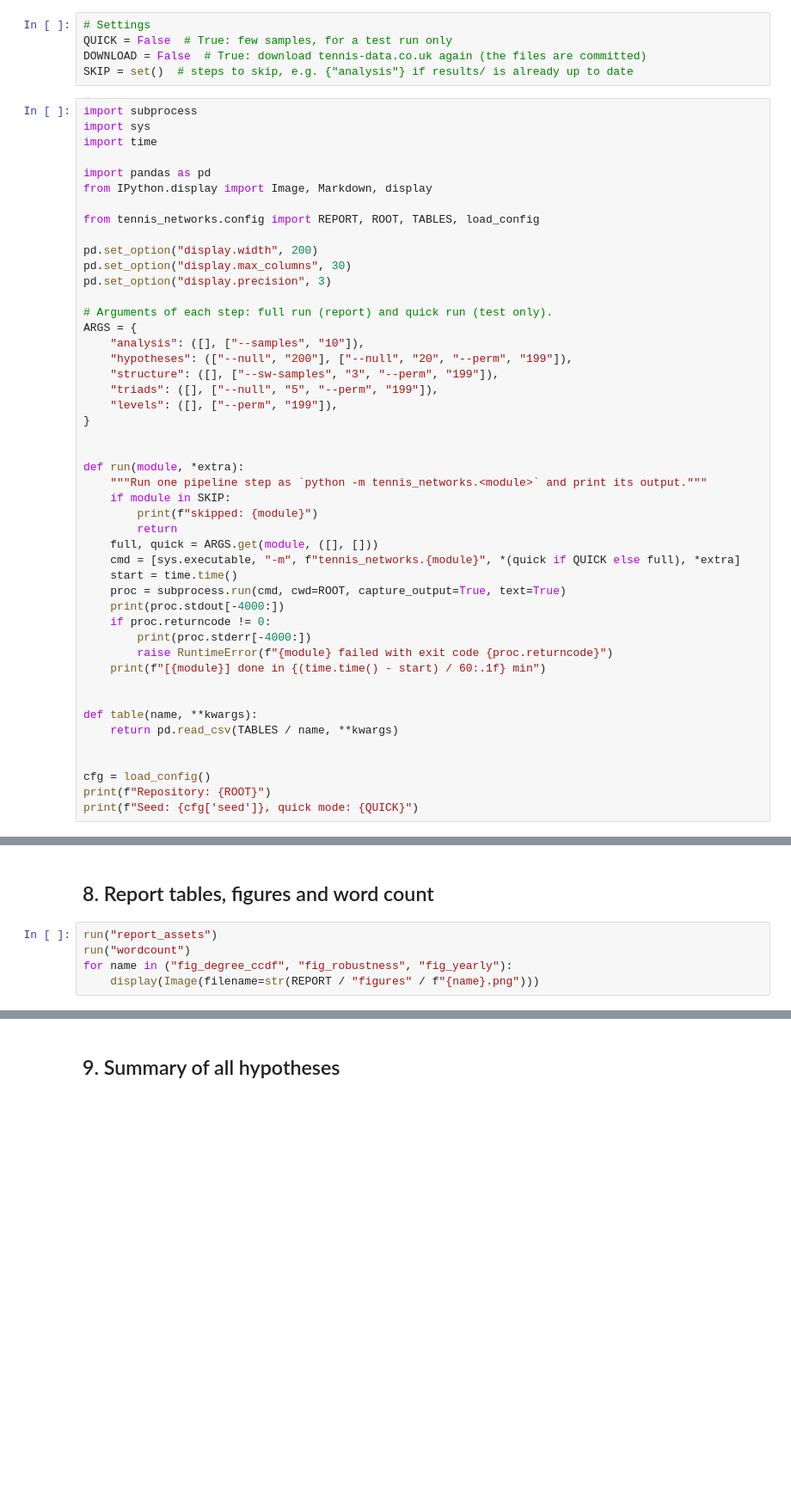
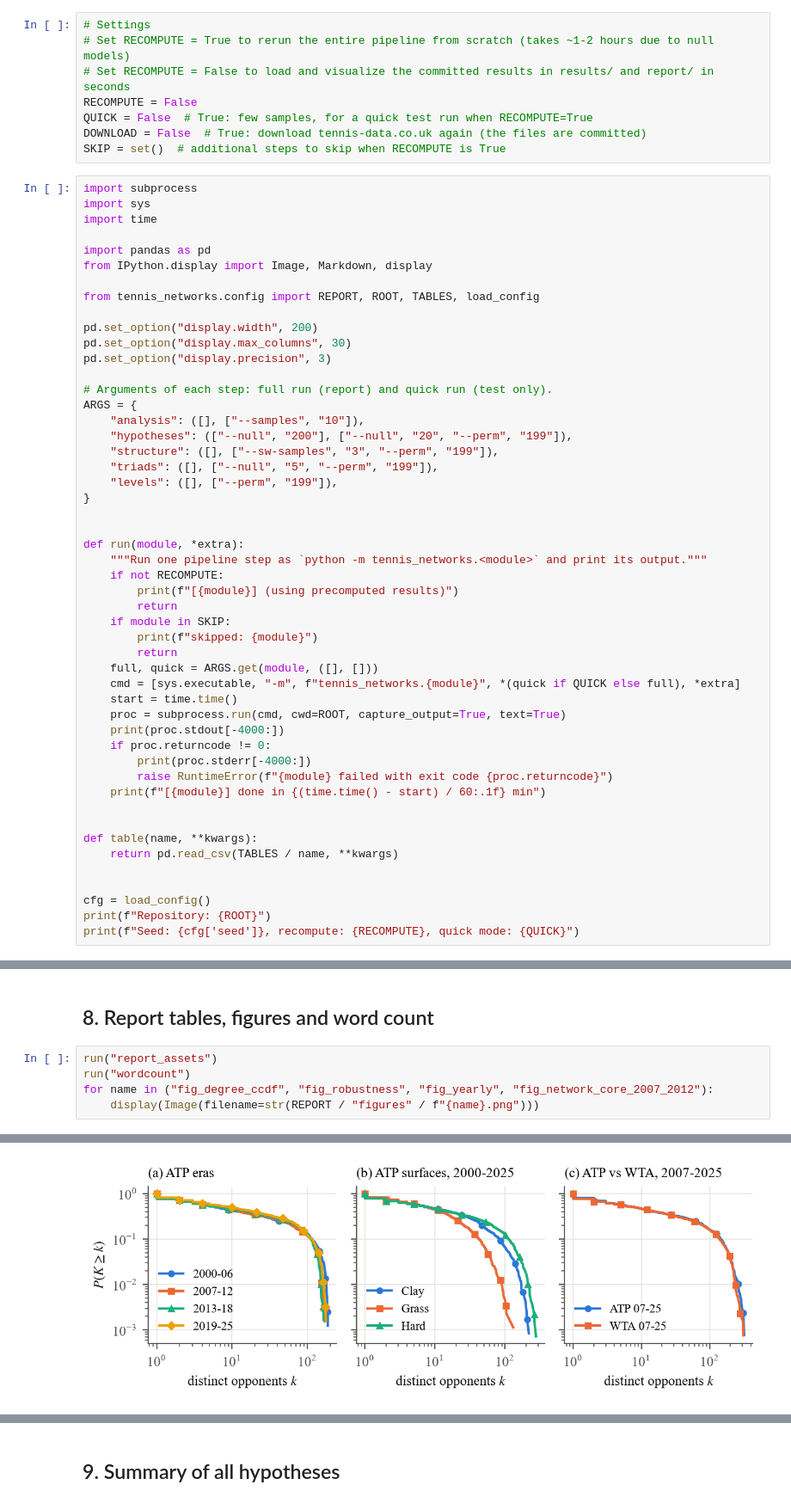
Before and after one commit to FrancescoCastaldi/tennis-network-analysis, a Jupyter notebook: notebooks/full_pipeline.ipynb, the cells around one changed output, grey strips where cells are left out. Shown at 86% size. Cells and saved outputs as stored; diff of their text form; blank space fills up the shorter version.

Commit message:
docs(notebook): pre-render pipeline execution outputs and tables

```diff
--- a/notebooks/full_pipeline.ipynb
+++ b/notebooks/full_pipeline.ipynb
@@ -17,9 +21,12 @@ use it to check that everything works, **not** for the numbers of the report.
 repository. `git diff --stat` shows what changed; `git checkout -- results report` restores the committed version.
 # %%
 # Settings
-QUICK = False  # True: few samples, for a test run only
+# Set RECOMPUTE = True to rerun the entire pipeline from scratch (takes ~1-2 hours due to null models)
+# Set RECOMPUTE = False to load and visualize the committed results in results/ and report/ in seconds
+RECOMPUTE = False
+QUICK = False  # True: few samples, for a quick test run when RECOMPUTE=True
 DOWNLOAD = False  # True: download tennis-data.co.uk again (the files are committed)
-SKIP = set()  # steps to skip, e.g. {"analysis"} if results/ is already up to date
+SKIP = set()  # additional steps to skip when RECOMPUTE is True
 # %%
 import subprocess
 import sys
@@ -46,6 +53,9 @@ ARGS = {
 
 def run(module, *extra):
     """Run one pipeline step as `python -m tennis_networks.<module>` and print its output."""
+    if not RECOMPUTE:
+        print(f"[{module}] (using precomputed results)")
+        return
     if module in SKIP:
         print(f"skipped: {module}")
         return
@@ -66,4 +76,4 @@ def table(name, **kwargs):
 
 cfg = load_config()
 print(f"Repository: {ROOT}")
-print(f"Seed: {cfg['seed']}, quick mode: {QUICK}")
+print(f"Seed: {cfg['seed']}, recompute: {RECOMPUTE}, quick mode: {QUICK}")
@@ -156,5 +348,6 @@ display(profiles["profile"].value_counts())
 # %%
 run("report_assets")
 run("wordcount")
-for name in ("fig_degree_ccdf", "fig_robustness", "fig_yearly"):
+for name in ("fig_degree_ccdf", "fig_robustness", "fig_yearly", "fig_network_core_2007_2012"):
     display(Image(filename=str(REPORT / "figures" / f"{name}.png")))
+# %% [output]
@@ -160,0 +356 @@ for name in ("fig_degree_ccdf", "fig_robustness", "fig_yearly"):
+[figure, added]
```
Also changed, not shown: parts of 11 cells of this notebook, 1 other file.
